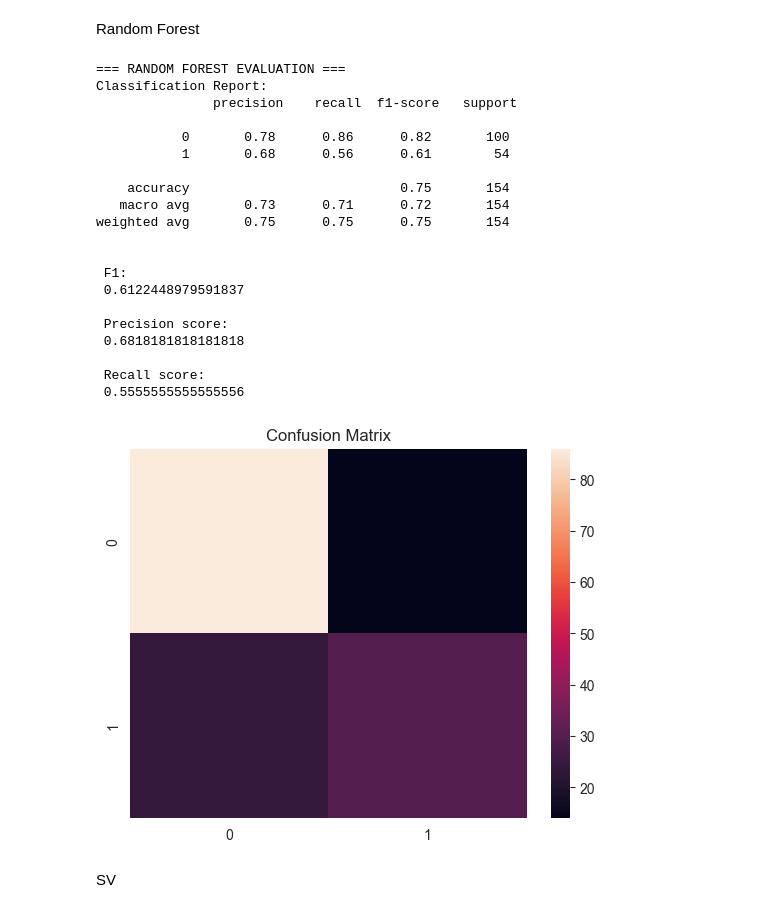
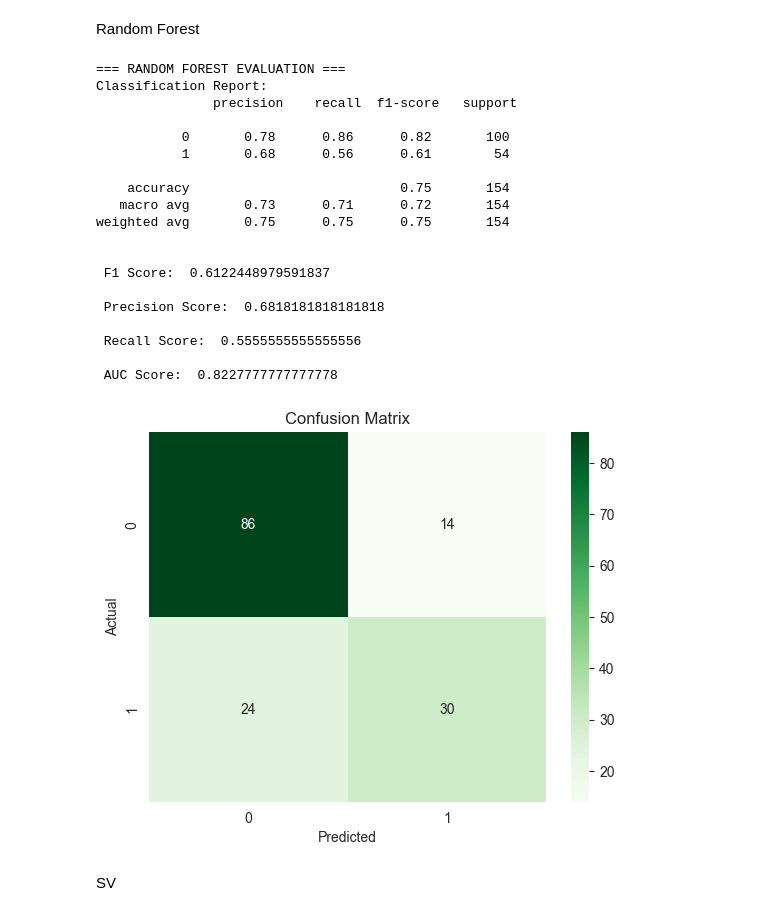
Before and after one commit to hongyen-oss/Diabetes-Prediction, a Jupyter notebook: Notebooks/project_analysis.ipynb, the cells around one changed output. Cells and saved outputs as stored; diff of their text form; code cells hidden in the pictures.

```diff
--- a/Notebooks/project_analysis.ipynb
+++ b/Notebooks/project_analysis.ipynb
@@ -806,10 +810,8 @@ weighted avg       0.70      0.71      0.70       154
 Random Forest
 # %%
 from sklearn.ensemble import RandomForestClassifier
-from sklearn.metrics import classification_report,confusion_matrix
-from sklearn.metrics import f1_score, precision_score, recall_score
-from sklearn.model_selection import RepeatedStratifiedKFold
-from sklearn.model_selection import GridSearchCV
+from sklearn.metrics import classification_report, confusion_matrix, f1_score, precision_score, recall_score, roc_auc_score
+from sklearn.model_selection import RepeatedStratifiedKFold, GridSearchCV
 
 rf_model = RandomForestClassifier(random_state=42)
 
@@ -821,46 +823,52 @@ param_grid_rf = {
 
 cv = RepeatedStratifiedKFold(n_splits=10, n_repeats=3, random_state=1)
 
 grid_rf = GridSearchCV(
-    estimator=model,
+    estimator=rf_model,
     param_grid=param_grid_rf,
     n_jobs=-1,
     cv=cv,
-    scoring='accuracy',
+    scoring='recall',
     error_score=0)
+
 rf_result = grid_rf.fit(X_train, y_train)
 rf_pred = rf_result.predict(X_test)
 
+rf_probs = grid_rf.predict_proba(X_test)[:, 1]
+rf_auc_score = roc_auc_score(y_test, rf_probs)
+
 print("=== RANDOM FOREST EVALUATION ===")
 print("Classification Report:\n",classification_report(y_test,rf_pred))
-print("\n F1:\n",f1_score(y_test,rf_pred))
-print("\n Precision score:\n",precision_score(y_test,rf_pred))
-print("\n Recall score:\n",recall_score(y_test,rf_pred))
+print("\n F1 Score: ",f1_score(y_test,rf_pred))
+print("\n Precision Score: ",precision_score(y_test,rf_pred))
+print("\n Recall Score: ",recall_score(y_test,rf_pred))
+print("\n AUC Score: ", rf_auc_score)
+sns.heatmap(confusion_matrix(y_test,rf_pred), annot=True, fmt='d', cmap='Greens')
 plt.title("Confusion Matrix")
-sns.heatmap(confusion_matrix(y_test,rf_pred))
+plt.xlabel("Predicted")
+plt.ylabel("Actual")
 plt.show()
 # %% [output]
 === RANDOM FOREST EVALUATION ===
 Classification Report:
                precision    recall  f1-score   support
 
            0       0.78      0.86      0.82       100
            1       0.68      0.56      0.61        54
 
     accuracy                           0.75       154
    macro avg       0.73      0.71      0.72       154
 weighted avg       0.75      0.75      0.75       154
 
 
- F1:
- 0.6122448979591837
+ F1 Score:  0.6122448979591837
 
- Precision score:
- 0.6818181818181818
+ Precision Score:  0.6818181818181818
 
- Recall score:
- 0.5555555555555556
+ Recall Score:  0.5555555555555556
+
+ AUC Score:  0.8227777777777778
-[figure, old version]
+[figure, new version]
 # %% [markdown]
 SV
 # %%
```
Also changed, not shown: parts of 22 cells of this notebook, 1 other file.
